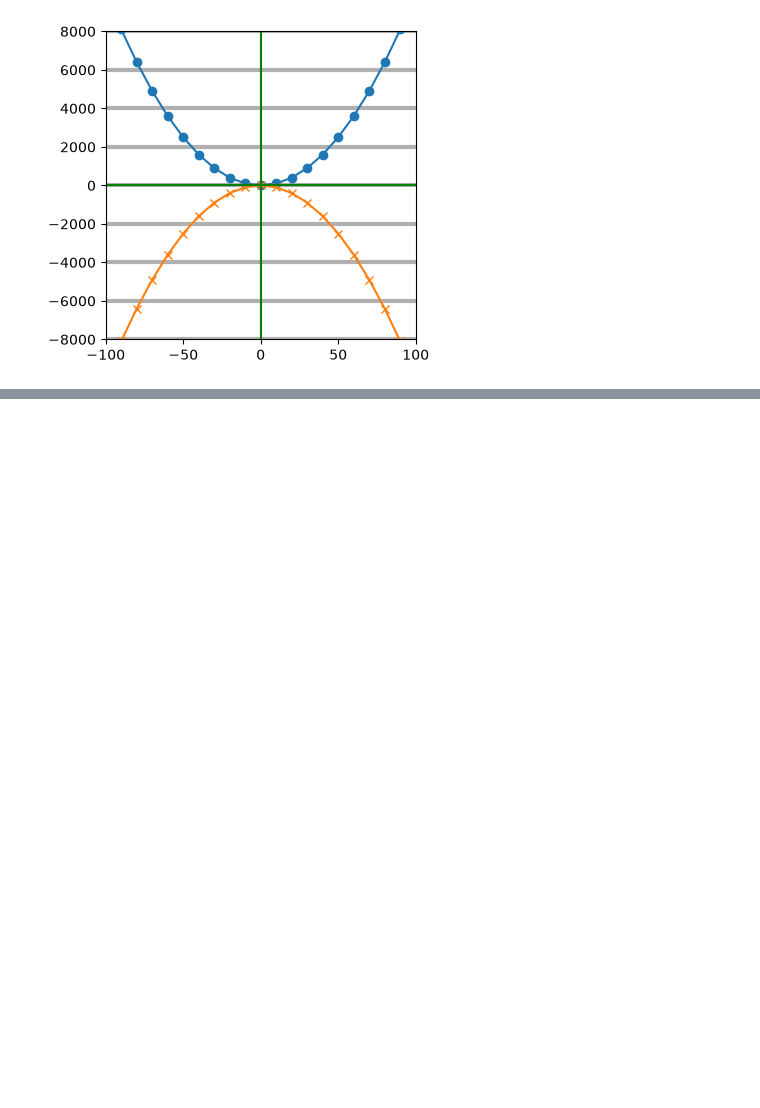
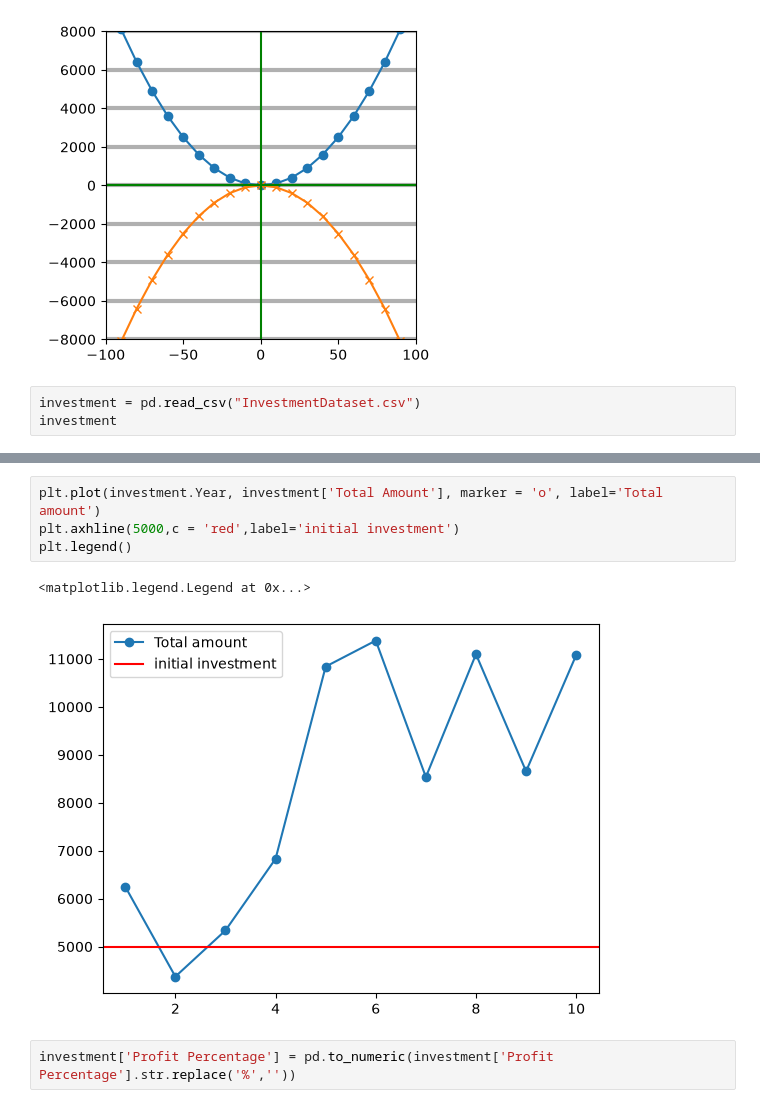
Before and after one commit to memonY49/SMIT-AI-DS-Batch-4, a Jupyter notebook: matplot_practice.ipynb, the cells around one changed output, grey strips where cells are left out. Cells and saved outputs as stored; diff of their text form; blank space fills up the shorter version.

```diff
--- a/matplot_practice.ipynb
+++ b/matplot_practice.ipynb
@@ -152,3 +153,6 @@ plt.xlim(-100,100)
 plt.grid(True,linewidth=3,axis='y')
 # %% [output]
 [figure]
+# %%
+investment = pd.read_csv("InvestmentDataset.csv")
+investment
@@ -154,0 +185,9 @@ plt.grid(True,linewidth=3,axis='y')
+# %%
+plt.plot(investment.Year, investment['Total Amount'], marker = 'o', label='Total amount')
+plt.axhline(5000,c = 'red',label='initial investment')
+plt.legend()
+# %% [output]
+<matplotlib.legend.Legend at 0x...>
+[figure, added]
+# %%
+investment['Profit Percentage'] = pd.to_numeric(investment['Profit Percentage'].str.replace('%',''))
```
Also changed, not shown: parts of 28 cells of this notebook, 3 other files.
